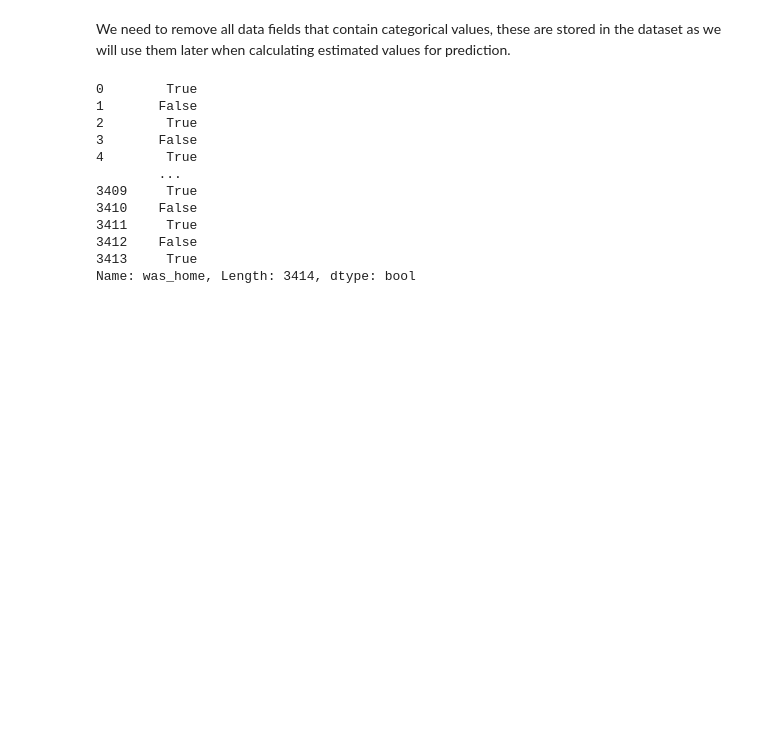
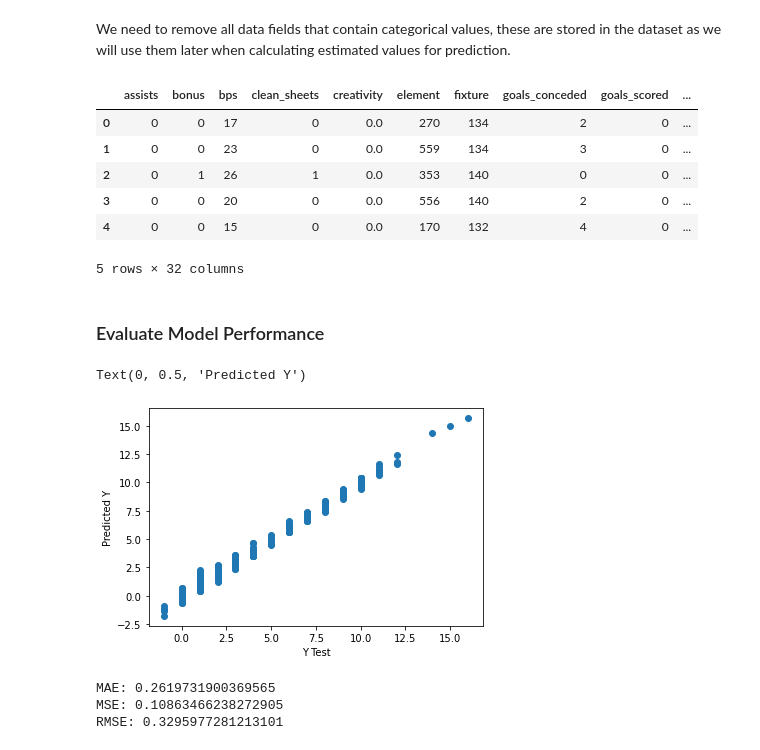
Before and after one commit to hledwards33/FPL_Predictive_Team_Selection, a Jupyter notebook: Goalkeeper Model.ipynb, the cells around one changed output. Saved outputs shown, nothing was run; the diff lists cells and outputs as text; code cells hidden in the pictures; blank space fills up the shorter version.

```diff
--- a/Goalkeeper Model.ipynb
+++ b/Goalkeeper Model.ipynb
@@ -65,19 +72,41 @@ memory usage: 963.6+ KB
 We need to remove all data fields that contain categorical values, these are stored in the dataset as we will use them later when calculating estimated values for prediction.
 # %%
 identifiers = ['Season', 'name', 'position', 'match_date', 'team']
-goalkeepers['was_home']
+goalkeepers.drop(identifiers, axis=1, inplace=True)
+goalkeepers.head()
 # %% [output]
+|  | assists | bonus | bps | clean_sheets | creativity | element | fixture | goals_conceded | goals_scored | ... |
+| 0 | 0 | 0 | 17 | 0 | 0.0 | 270 | 134 | 2 | 0 | ... |
+| 1 | 0 | 0 | 23 | 0 | 0.0 | 559 | 134 | 3 | 0 | ... |
+| 2 | 0 | 1 | 26 | 1 | 0.0 | 353 | 140 | 0 | 0 | ... |
+| 3 | 0 | 0 | 20 | 0 | 0.0 | 556 | 140 | 2 | 0 | ... |
+| 4 | 0 | 0 | 15 | 0 | 0.0 | 170 | 132 | 4 | 0 | ... |
-0        True
-1       False
-2        True
-3       False
-4        True
-        ...
-3409     True
-3410    False
-3411     True
-3412    False
-3413     True
-Name: was_home, Length: 3414, dtype: bool
+5 rows × 32 columns
 # %%
+X = goalkeepers.drop('total_points', axis=1)
+y = goalkeepers['total_points']
+
 X_train, X_test, y_train, y_test = train_test_split(X, y, test_size=0.2, random_state=41097)
+# %%
+lm = LinearRegression()
+
+lm.fit(X_train,y_train)
+
+predictions = lm.predict( X_test)
+# %% [markdown]
+<h3> Evaluate Model Performance</h3>
+# %%
+plt.scatter(y_test,predictions)
+plt.xlabel('Y Test')
+plt.ylabel('Predicted Y')
+# %% [output]
+Text(0, 0.5, 'Predicted Y')
+[figure, added]
+# %%
+print('MAE:', metrics.mean_absolute_error(y_test, predictions))
+print('MSE:', metrics.mean_squared_error(y_test, predictions))
+print('RMSE:', np.sqrt(metrics.mean_squared_error(y_test, predictions)))
+# %% [output]
+MAE: 0.2619731900369565
+MSE: 0.10863466238272905
+RMSE: 0.3295977281213101
```
Also changed, not shown: parts of 13 cells of this notebook, 4 other files.
